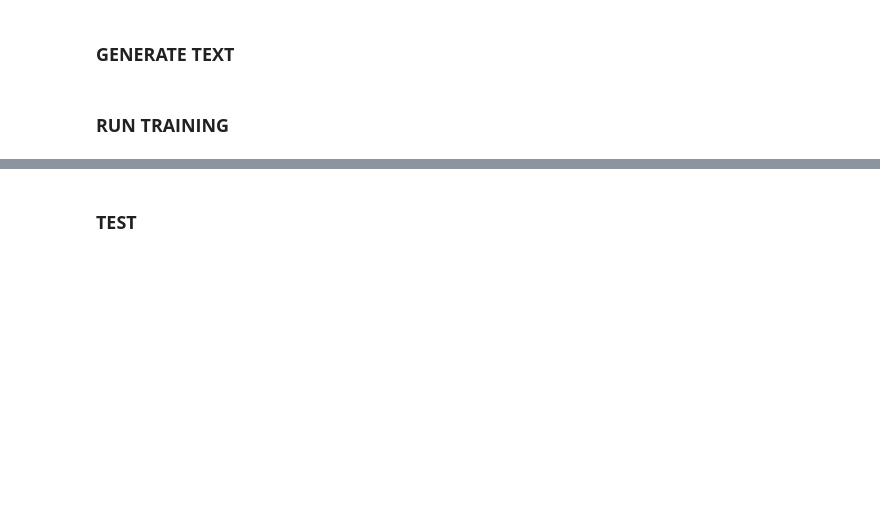
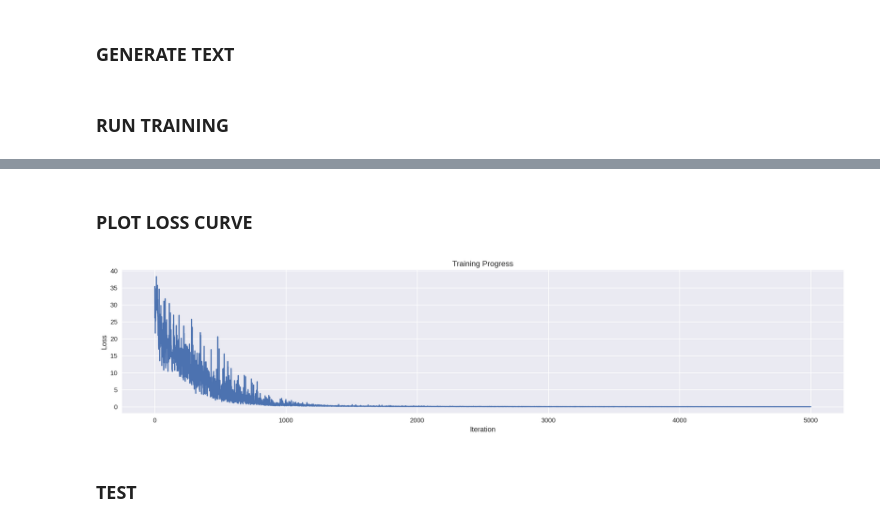
Before and after one commit to ahmadrazacdx/seq-modeling-from-scratch, a Jupyter notebook: seq_2_seq/02_Bahdanau_Attention_NumPy.ipynb, the cells around one changed output, grey strips where cells are left out. Cells and saved outputs as stored; diff of their text form; code cells hidden in the pictures; blank space fills up the shorter version.

```diff
--- a/seq_2_seq/02_Bahdanau_Attention_NumPy.ipynb
+++ b/seq_2_seq/02_Bahdanau_Attention_NumPy.ipynb
@@ -938,8 +948,8 @@ def train(pairs, num_iterations=1000, print_every=100):
     """
     Train the Encoder-Decoder Model with Bahdanau Attention
     """
-    total_loss = 0
     print_loss_total = 0
+    losses = []
 
     for iter in range(1, num_iterations + 1):
         training_pair = random.choice(pairs)
@@ -956,13 +966,15 @@ def train(pairs, num_iterations=1000, print_every=100):
 
         # Update Parameters
         update_parameters(grads, lr)
-
+        losses.append(loss)
         print_loss_total += loss
 
         if iter % print_every == 0:
             print_loss_avg = print_loss_total / print_every
             print_loss_total = 0
             print(f"Iteration {iter} | Loss: {print_loss_avg:.4f}")
+
+    return losses
 # %% [markdown]
 ### __GENERATE TEXT__
 # %%
@@ -1027,5 +1042,5 @@ def plot_attention(source_words, predicted_words, attention_matrix):
 # %% [markdown]
 ### __RUN TRAINING__
 # %%
-train(training_pairs, num_iterations=5000, print_every=500)
+loss = train(training_pairs, num_iterations=5000, print_every=500)
 # %% [output]
@@ -1042,3 +1057,14 @@ Iteration 5000 | Loss: 1.0349
+# %% [markdown]
+### __PLOT LOSS CURVE__
+# %%
+plt.figure(figsize=(20, 4))
+plt.plot(loss)
+plt.xlabel('Iteration')
+plt.ylabel('Loss')
+plt.title('Training Progress')
+plt.show()
+# %% [output]
+[figure, added]
 # %% [markdown]
 ### __TEST__
 # %%
```
Also changed, not shown: parts of 7 cells of this notebook, 8 other files.
